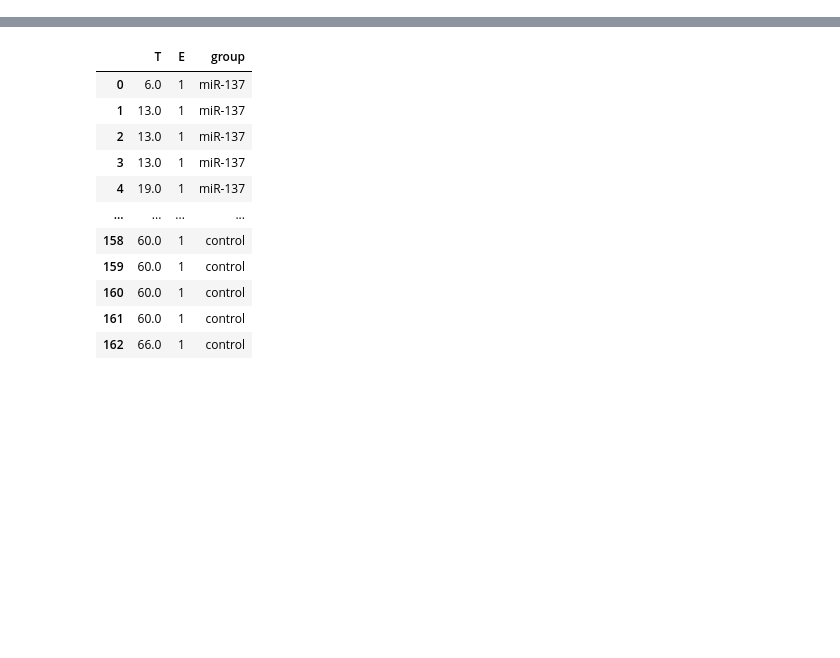
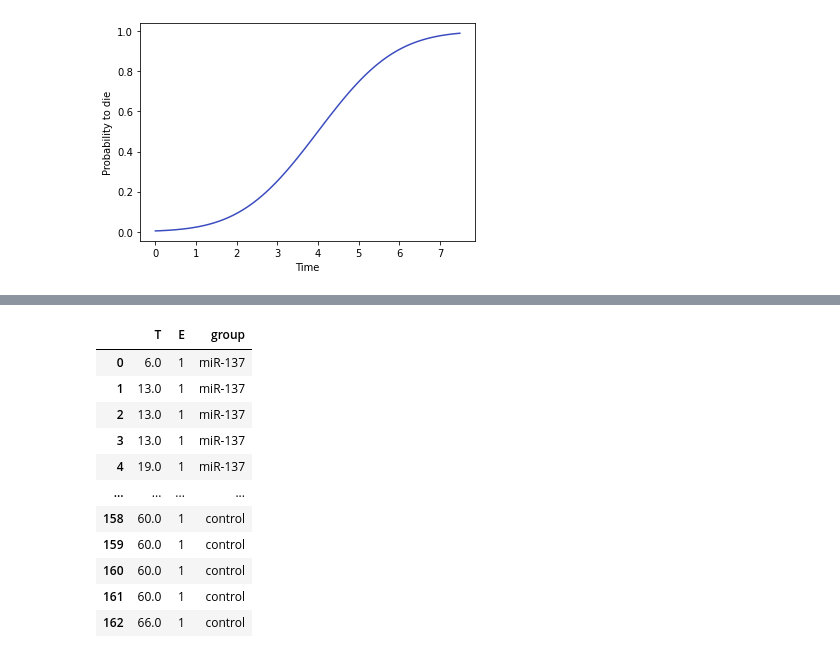
Before and after one commit to ComputationalAgingLab/computational_aging_course, a Jupyter notebook: stat/hazard_models.ipynb, the cells around one changed output, grey strips where cells are left out. Cells and saved outputs as stored; diff of their text form; code cells hidden in the pictures; blank space fills up the shorter version.

Commit message:
added survival curves chapter

```diff
--- a/stat/hazard_models.ipynb
+++ b/stat/hazard_models.ipynb
@@ -32,0 +17,13 @@ plt.ion()
+# %%
+from scipy.stats import norm
+import matplotlib.pyplot as plt
+import numpy as np
+
+rv = norm(loc=4, scale=1.5)
+x = np.linspace(0, norm.ppf(0.99, loc=4, scale=1.5), 100)
+fig, ax = plt.subplots(1, 1)
+ax.set_xlabel('Time')
+ax.set_ylabel('Probability to die')
+ax.plot(x, rv.cdf(x));
+# %% [output]
+[figure, added]
```
Also changed, not shown: parts of 8 cells of this notebook, 5 other files.
